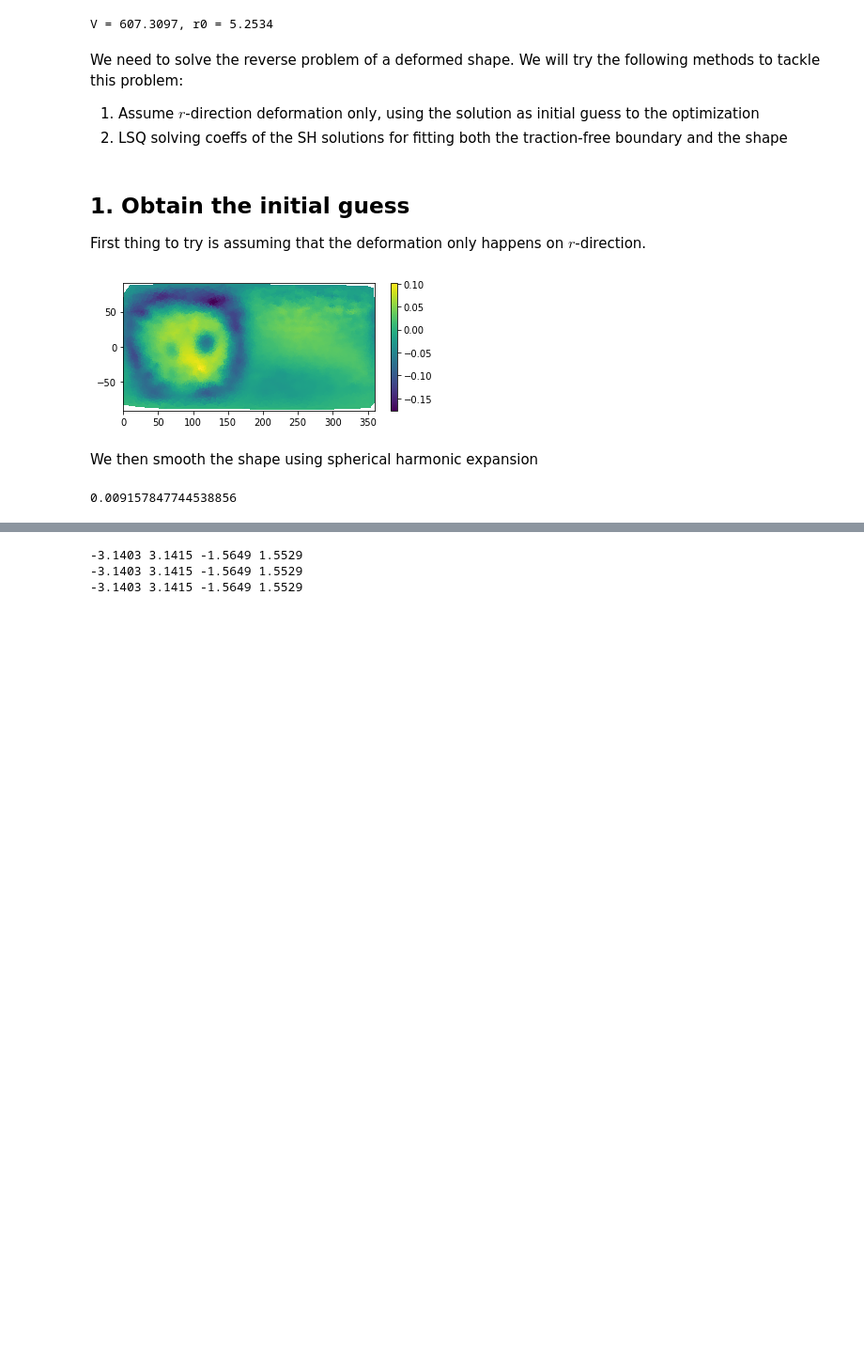
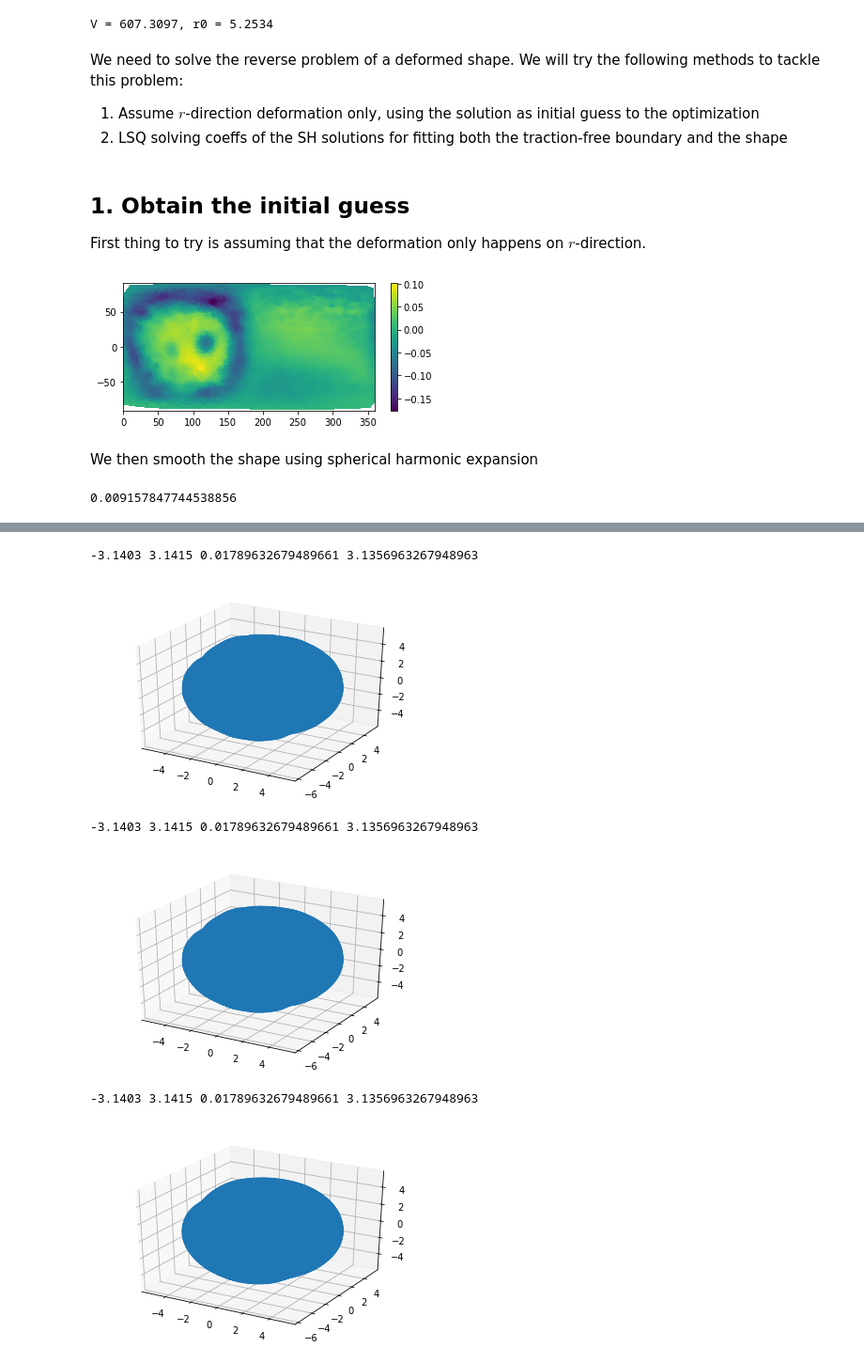
Before and after one commit to yfwang09/ShElastic, a Jupyter notebook: notebook/Case05-Hydrogel_Cell_Interaction-smoothed_shape.ipynb, the cells around one changed output, grey strips where cells are left out. Shown at 94% size. Saved outputs shown, nothing was run; the diff lists cells and outputs as text; code cells hidden in the pictures; blank space fills up the shorter version.

Commit message:
fix bug for smoothed shape

```diff
--- a/notebook/Case05-Hydrogel_Cell_Interaction-smoothed_shape.ipynb
+++ b/notebook/Case05-Hydrogel_Cell_Interaction-smoothed_shape.ipynb
@@ -40,7 +40,7 @@ from Case05_utilities import generate_fcache, generate_Xneigh, generate_Eneigh,
 # Data file name
 datadir = '../testdata'
 smoothed = 'smoothed'; smoothed = '';
-dilated = '_smoothed'; # dilated = '_1um_dilated'; # dilated = '';
+dilated = '_softedge'; # dilated = '_1um_dilated'; # dilated = '';
 shapename = 'Shape2'
 datafile = os.path.join(datadir, shapename+'_Coordinates_Cart_'+smoothed+'.csv')
 connfile = os.path.join(datadir, shapename+'_Connectivity.csv')
@@ -111,7 +111,7 @@ Cmat = generate_submat(mu, nu, fullCmat, lKmax, lJmax, kJ=3).tocsc()
 
 data = np.genfromtxt(datafile, delimiter=',')
 conn = np.genfromtxt(connfile, delimiter=',', dtype=np.int)
-if dilated == '_smoothed':
+if dilated == '_softedge':
     masktype = np.float
 else:
     masktype = np.int
@@ -134,7 +134,7 @@ Vp = data[..., :3]
 Ep = Vp[Es, :]; Fp = Vp[Fs, :];
 print('coord of nodes, edges, facets:', Vp.shape, Ep.shape, Fp.shape)
 
-if dilated == '_smoothed':
+if dilated == '_softedge':
     Tfv = (mask > 0.5)
 else:
     Tfv = mask.astype(np.bool)
@@ -356,13 +356,21 @@ Evaluation time 0.3482s
 # %%
 for i in range(1, 4):
     sph_file = os.path.join(datadir, 'Particle2_Coordinates_Sph_smoothed_%d.csv'%(i+1))
     cart_file = os.path.join(datadir, 'Particle2_Coordinates_Cart_smoothed_%d.csv'%(i+1))
     Vdata = np.genfromtxt(sph_file, delimiter=',')
+    Vdata[:,1] = np.pi/2 - Vdata[:,1]
     print(Vdata[:,0].min(), Vdata[:,0].max(), Vdata[:,1].min(), Vdata[:,1].max())
     Vcart = Vdata.copy()
     Vcart[:, 0], Vcart[:, 1], Vcart[:, 2] = SphCoord_to_CartCoord(Vdata[:, 2], Vdata[:, 1], Vdata[:, 0])
     np.savetxt(cart_file, Vcart, fmt='%.5f', delimiter=',')
+    fig = plt.figure()#figsize=(16,16))
+    ax = fig.add_subplot(111, projection='3d')
+    ax.scatter3D(Vcart[:, 0], Vcart[:, 1], Vcart[:, 2])
+    plt.show()
 # %% [output]
--3.1403 3.1415 -1.5649 1.5529
--3.1403 3.1415 -1.5649 1.5529
--3.1403 3.1415 -1.5649 1.5529
+-3.1403 3.1415 0.01789632679489661 3.1356963267948963
+[figure, added]
+-3.1403 3.1415 0.01789632679489661 3.1356963267948963
+[figure, added]
+-3.1403 3.1415 0.01789632679489661 3.1356963267948963
+[figure, added]
```
Also changed, not shown: parts of 3 cells of this notebook, 4 other files.
